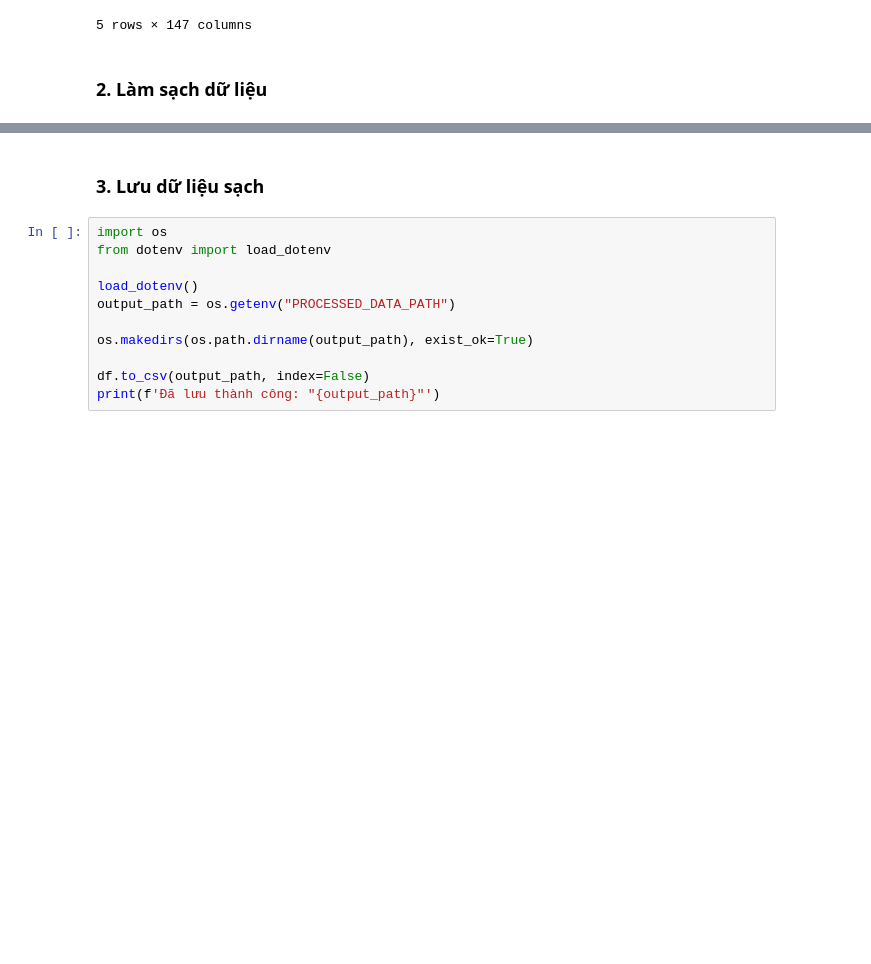
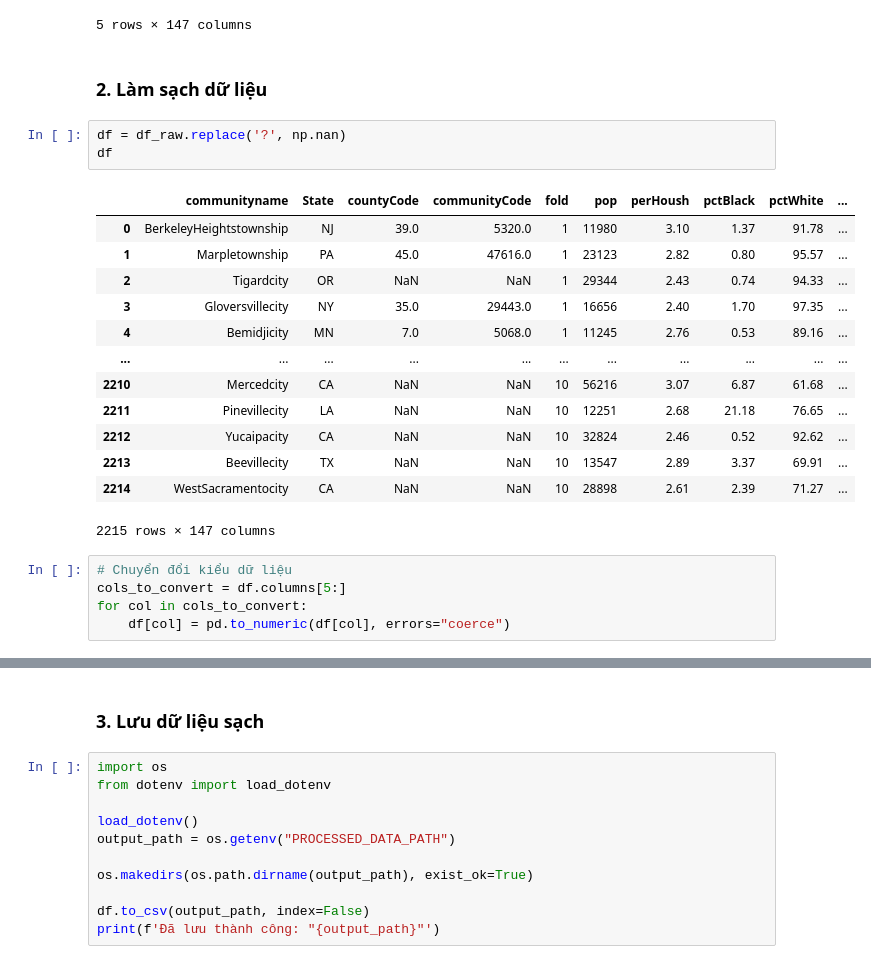
Before and after one commit to huongngh/crime-analysis, a Jupyter notebook: notebooks/01_data_cleaning.ipynb, the cells around one changed output, grey strips where cells are left out. Saved outputs shown, nothing was run; the diff lists cells and outputs as text; blank space fills up the shorter version.

```diff
--- a/notebooks/01_data_cleaning.ipynb
+++ b/notebooks/01_data_cleaning.ipynb
@@ -35,3 +39,25 @@ Kích thước dữ liệu: (2215, 147)
 5 rows × 147 columns
 # %% [markdown]
 ### 2. Làm sạch dữ liệu
+# %%
+df = df_raw.replace('?', np.nan)
+df
+# %% [output]
+|  | communityname | State | countyCode | communityCode | fold | pop | perHoush | pctBlack | pctWhite | ... |
+| 0 | BerkeleyHeightstownship | NJ | 39.0 | 5320.0 | 1 | 11980 | 3.10 | 1.37 | 91.78 | ... |
+| 1 | Marpletownship | PA | 45.0 | 47616.0 | 1 | 23123 | 2.82 | 0.80 | 95.57 | ... |
+| 2 | Tigardcity | OR | NaN | NaN | 1 | 29344 | 2.43 | 0.74 | 94.33 | ... |
+| 3 | Gloversvillecity | NY | 35.0 | 29443.0 | 1 | 16656 | 2.40 | 1.70 | 97.35 | ... |
+| 4 | Bemidjicity | MN | 7.0 | 5068.0 | 1 | 11245 | 2.76 | 0.53 | 89.16 | ... |
+| ... | ... | ... | ... | ... | ... | ... | ... | ... | ... | ... |
+| 2210 | Mercedcity | CA | NaN | NaN | 10 | 56216 | 3.07 | 6.87 | 61.68 | ... |
+| 2211 | Pinevillecity | LA | NaN | NaN | 10 | 12251 | 2.68 | 21.18 | 76.65 | ... |
+| 2212 | Yucaipacity | CA | NaN | NaN | 10 | 32824 | 2.46 | 0.52 | 92.62 | ... |
+| 2213 | Beevillecity | TX | NaN | NaN | 10 | 13547 | 2.89 | 3.37 | 69.91 | ... |
+| 2214 | WestSacramentocity | CA | NaN | NaN | 10 | 28898 | 2.61 | 2.39 | 71.27 | ... |
+2215 rows × 147 columns
+# %%
+# Chuyển đổi kiểu dữ liệu
+cols_to_convert = df.columns[5:]
+for col in cols_to_convert:
+    df[col] = pd.to_numeric(df[col], errors="coerce")
```
Also changed, not shown: parts of 7 cells of this notebook, 4 other files.
